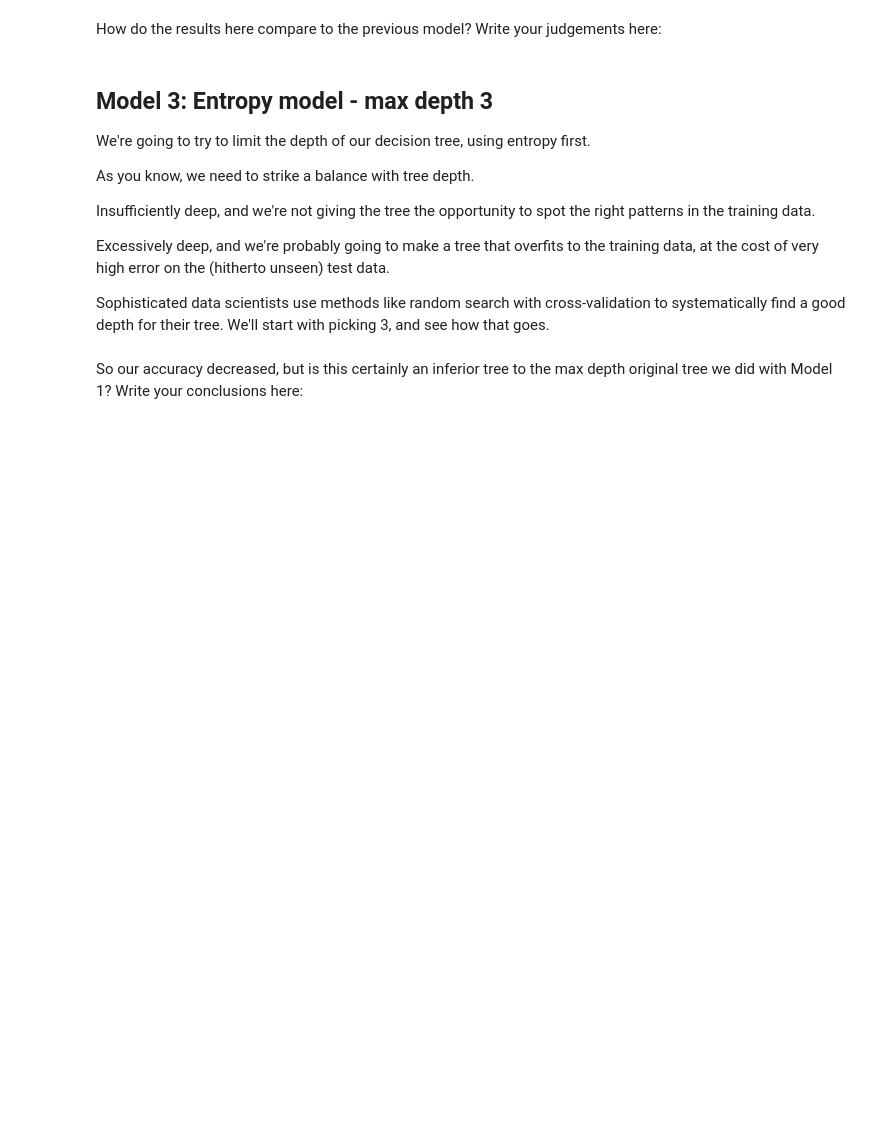
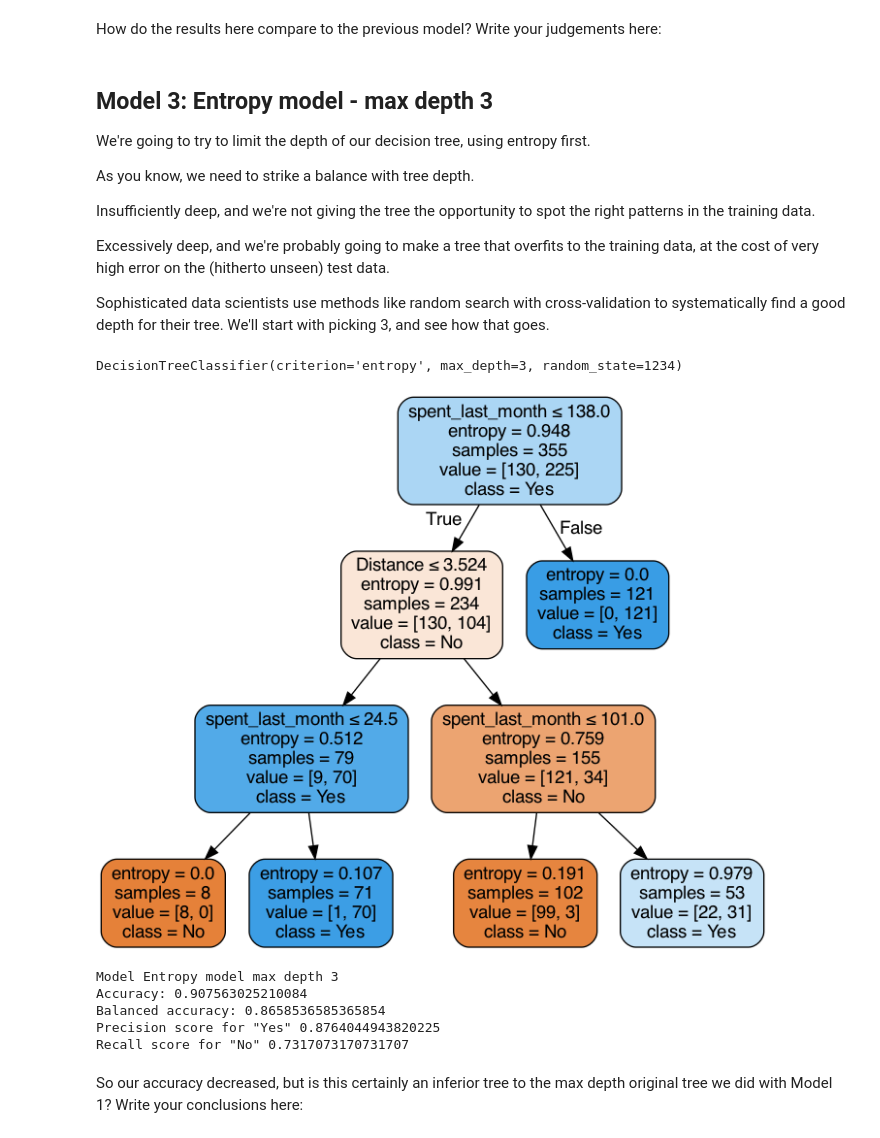
Before and after one commit to pjrodriguez-sb/14-Supervised_learning, a Jupyter notebook: Springboard Decision Tree Specialty Coffee Case Study - Tier 3.ipynb, the cells around one changed output. Saved outputs shown, nothing was run; the diff lists cells and outputs as text; code cells hidden in the pictures; blank space fills up the shorter version.

```diff
--- a/Springboard Decision Tree Specialty Coffee Case Study - Tier 3.ipynb
+++ b/Springboard Decision Tree Specialty Coffee Case Study - Tier 3.ipynb
@@ -487,20 +533,38 @@ Sophisticated data scientists use methods like random search with cross-validati
 # %%
 # Made a model as before, but call it entr_model2, and make the max_depth parameter equal to 3.
 # Execute the fitting, predicting, and Series operations as before
-_ _ _
+ent_model2 = tree.DecisionTreeClassifier(criterion='entropy', max_depth= 3, random_state= 1234)
+ent_model2.fit(X_train, y_train)
+y_pred = ent_model2.predict(X_test)
+y_pred = pd.Series(y_pred)
+ent_model2
+# %% [output]
+DecisionTreeClassifier(criterion='entropy', max_depth=3, random_state=1234)
 # %%
 # As before, we need to visualize the tree to grasp its nature
-_ _ _
+dot_data = StringIO()
+tree.export_graphviz(ent_model2, out_file=dot_data,
+                filled=True, rounded=True,
+                special_characters=True, feature_names=X_train.columns,class_names = ["No", "Yes"])
 
 # Alternatively for class_names use entr_model2.classes_
-_ _ _
+graph = pydotplus.graph_from_dot_data(dot_data.getvalue())
+Image(graph.create_png())
+# %% [output]
+[figure, added]
 # %%
 # Run this block for model evaluation
 print("Model Entropy model max depth 3")
 print("Accuracy:", metrics.accuracy_score(y_test,y_pred))
 print("Balanced accuracy:", metrics.balanced_accuracy_score(y_test,y_pred))
-print('Precision score for "Yes"' , metrics.precision_score(y_test,y_pred, pos_label = "YES"))
-print('Recall score for "No"' , metrics.recall_score(y_test,y_pred, pos_label = "NO"))
+print('Precision score for "Yes"' , metrics.precision_score(y_test,y_pred, pos_label = "Yes"))
+print('Recall score for "No"' , metrics.recall_score(y_test,y_pred, pos_label = "No"))
+# %% [output]
+Model Entropy model max depth 3
+Accuracy: 0.907563025210084
+Balanced accuracy: 0.8658536585365854
+Precision score for "Yes" 0.8764044943820225
+Recall score for "No" 0.7317073170731707
 # %% [markdown]
 So our accuracy decreased, but is this certainly an inferior tree to the max depth original tree we did with Model 1? Write your conclusions here:
 # %% [markdown]
```
Also changed, not shown: parts of 23 cells of this notebook.
